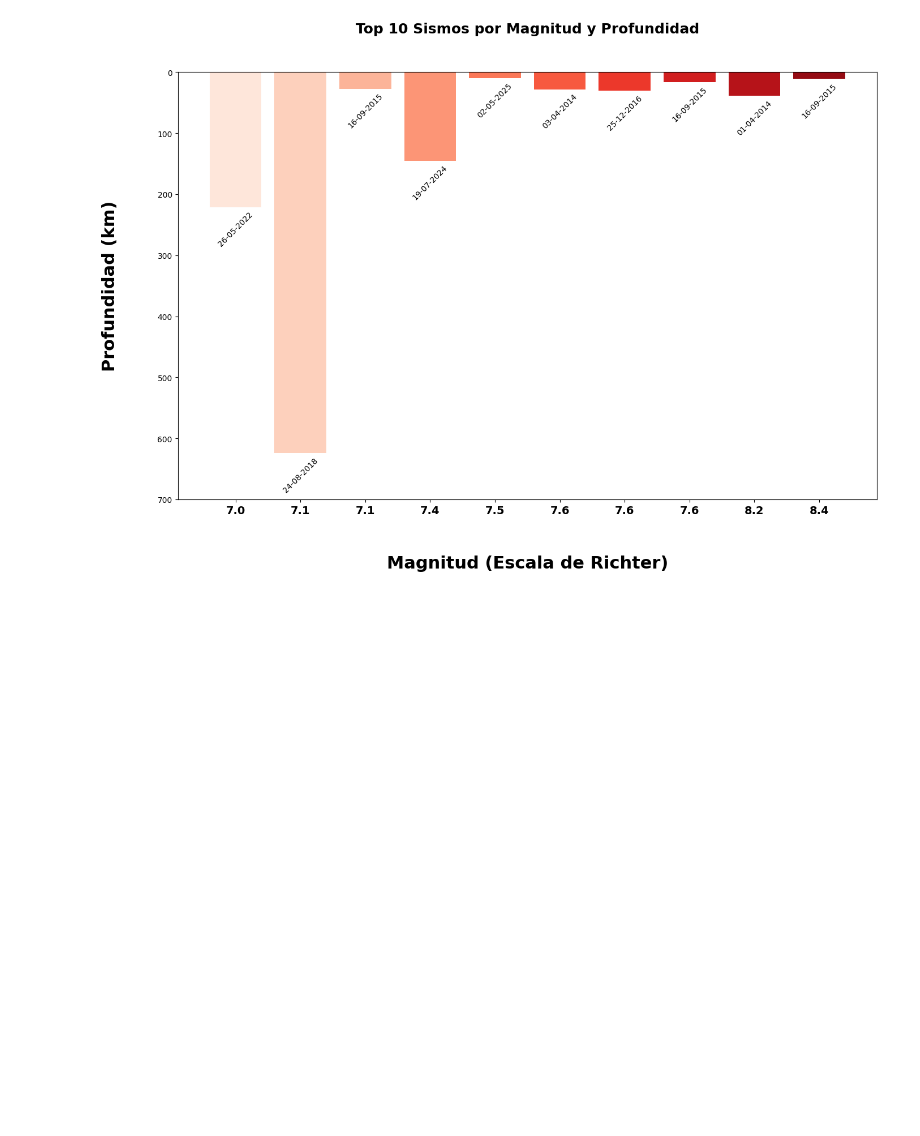
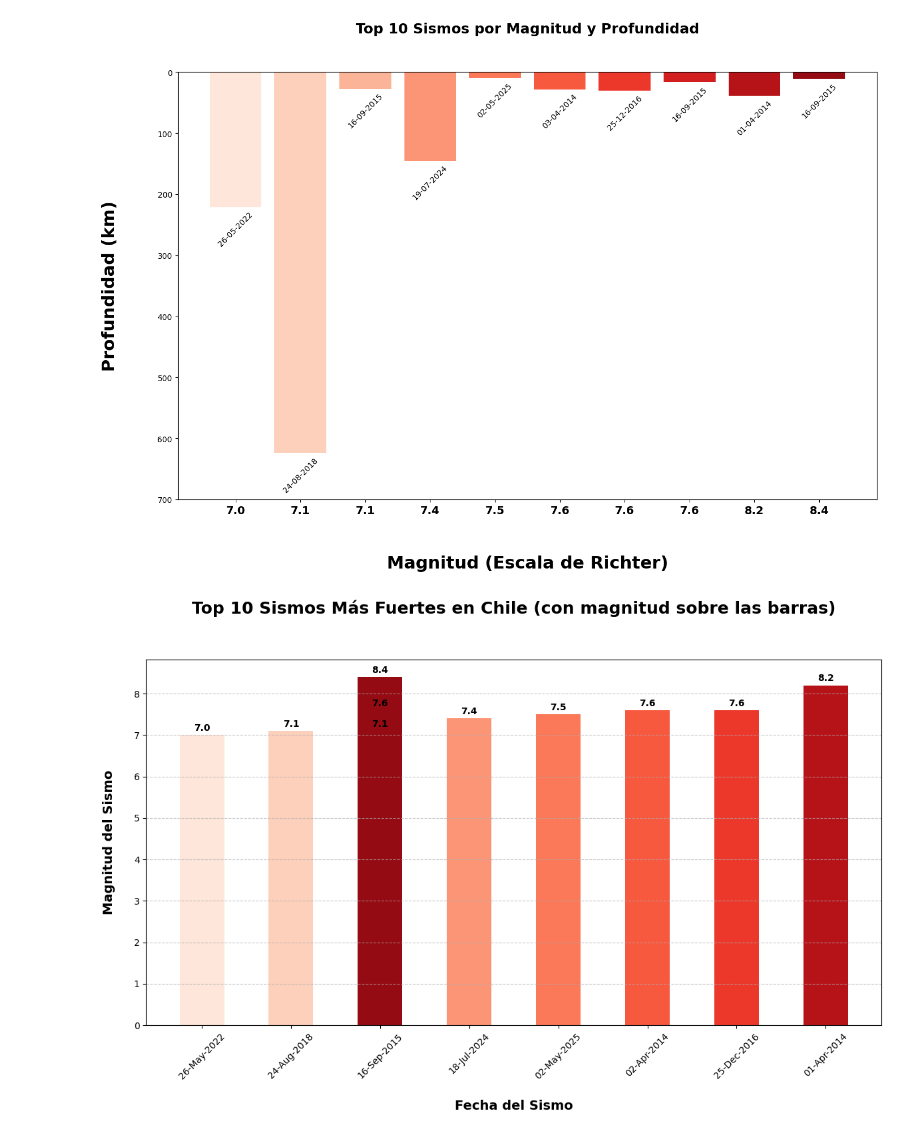
Before and after one commit to cristiangodoyangel/Analisis-Sismico-Chile-Data-Science, a Jupyter notebook: Terremotos_en_Chile.ipynb, the cells around one changed output. Drawn from its saved outputs; the diff is of its cells as text; code cells hidden in the pictures; blank space fills up the shorter version.

```diff
--- a/Terremotos_en_Chile.ipynb
+++ b/Terremotos_en_Chile.ipynb
@@ -283,3 +283,55 @@ plt.tight_layout()
 plt.show()
 # %% [output]
 [figure]
+# %%
+import pandas as pd
+import matplotlib.pyplot as plt
+import seaborn as sns
+
+
+# Convertir fechas y ajustar zona horaria
+df['Fecha'] = pd.to_datetime(df['Date(UTC)'], errors='coerce')
+df['Fecha_Chile'] = df['Fecha'].dt.tz_localize('UTC').dt.tz_convert('America/Santiago')
+
+# Filtrar top 10 sismos por magnitud
+top_10 = df.nlargest(10, 'Magnitude')
+top_10_sorted = top_10.sort_values(by='Magnitude').reset_index(drop=True)
+
+# Etiquetas del eje X
+x_labels = top_10_sorted['Fecha_Chile'].dt.strftime('%d-%b-%Y')
+
+# Crear gráfico
+plt.figure(figsize=(12, 8))
+colors = sns.color_palette("Reds", len(top_10_sorted))
+bars = plt.bar(
+    x=x_labels,
+    height=top_10_sorted['Magnitude'],
+    color=colors,
+    width=0.5
+)
+
+# Etiquetas de magnitud sobre cada barra
+for bar, mag in zip(bars, top_10_sorted['Magnitude']):
+    plt.text(
+        bar.get_x() + bar.get_width() / 2,
+        bar.get_height() + 0.05,
+        f"{mag:.1f}",
+        ha='center',
+        va='bottom',
+        fontsize=10,
+        fontweight='bold',
+        color='black'
+    )
+
+# Estilo y etiquetas# Estilo de etiquetas y título
+plt.ylabel('Magnitud del Sismo', fontsize=14, fontweight='bold', labelpad=20)
+plt.xlabel('Fecha del Sismo', fontsize=14, fontweight='bold', labelpad=20)
+plt.title('Top 10 Sismos Más Fuertes en Chile (con magnitud sobre las barras)', fontsize=18, fontweight='bold', pad=50)
+plt.grid(axis='y', linestyle='--', alpha=0.7)
+plt.xticks(rotation=45)
+
+# Mostrar gráfico
+plt.tight_layout()
+plt.show()
+# %% [output]
+[figure, added]
```
Also changed, not shown: parts of 3 cells of this notebook.
